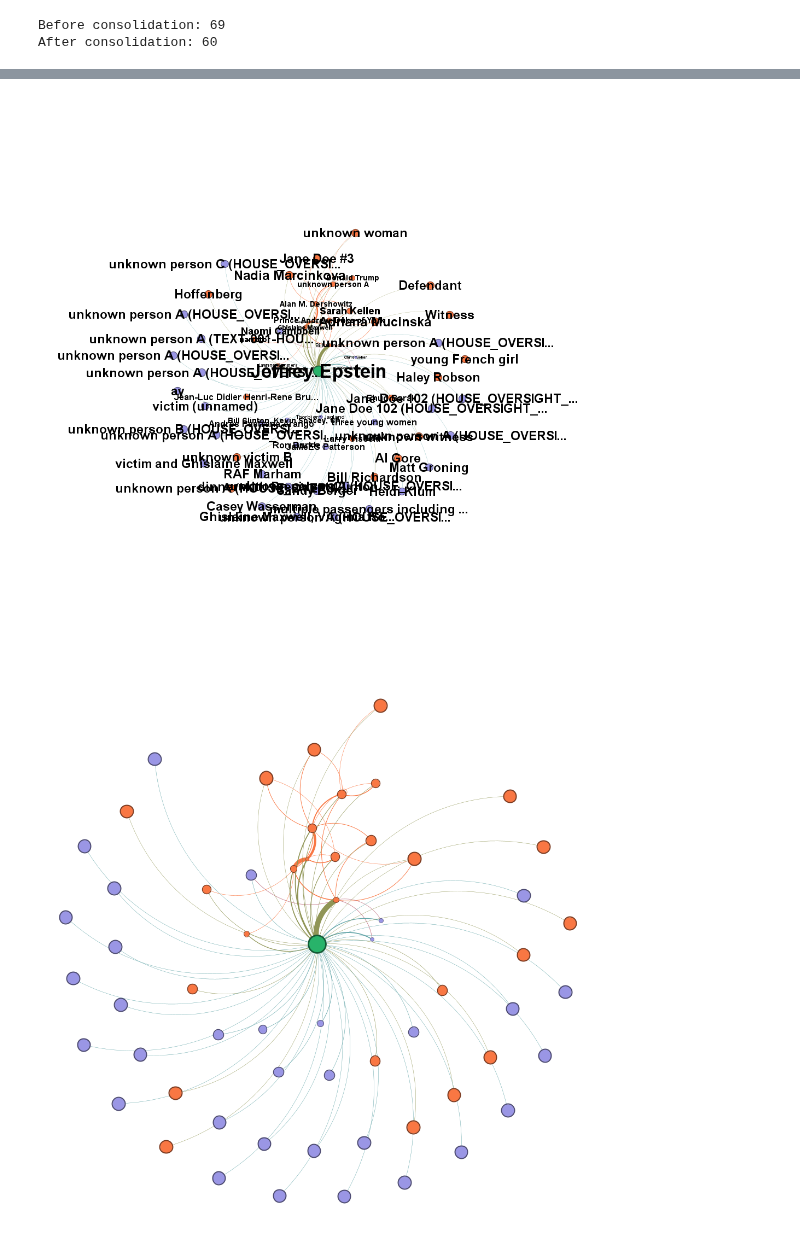
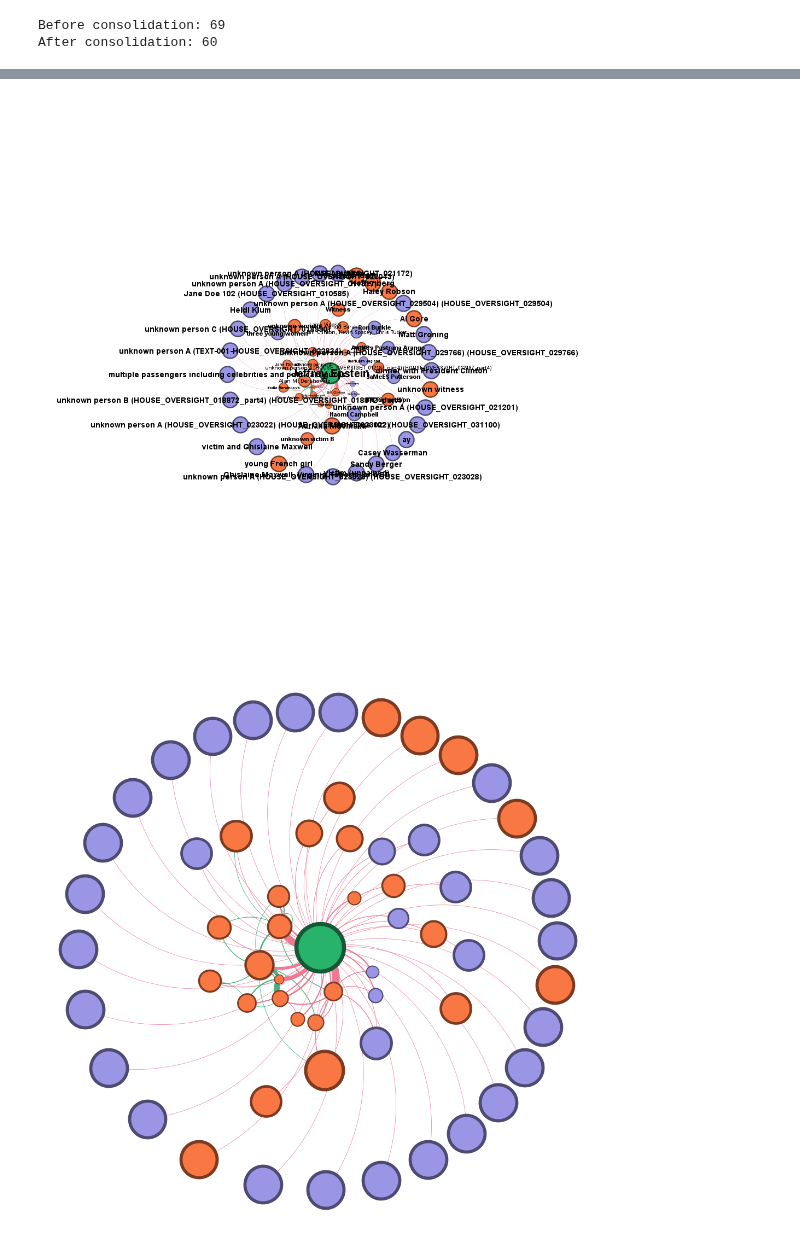
Before and after one commit to Lowievlitsenborg/AdvancedAnalyticsGraphAnalytics, a Jupyter notebook: Av_leg_netw_fien_based_on_elias.ipynb, the cells around one changed output, grey strips where cells are left out. Drawn from its saved outputs; the diff is of its cells as text; code cells hidden in the pictures.

```diff
--- a/Av_leg_netw_fien_based_on_elias.ipynb
+++ b/Av_leg_netw_fien_based_on_elias.ipynb
@@ -594,9 +661,9 @@ display(Image('png_gephi/graph_degreecentrality_nolabels.png'))
 # %%
 # PNG NETWORK closeness (with and without labels) -
 # less interesting (as is a kind of star graph with epstein really in the middle
 # closeness of all quite similar
-display(Image('png_gephi/graph_closeness_labels.png'))
-display(Image('png_gephi/graph_closeness_no_labels.png'))
+display(Image('png_gephi/graph2_closeness_labels.png'))
+display(Image('png_gephi/graph2_closeness_no_labels.png'))
 # %% [output]
-[figure, old version]
+[figure, new version]
-[figure, old version]
+[figure, new version]
```
Also changed, not shown: parts of 20 cells of this notebook, 1 other file.
